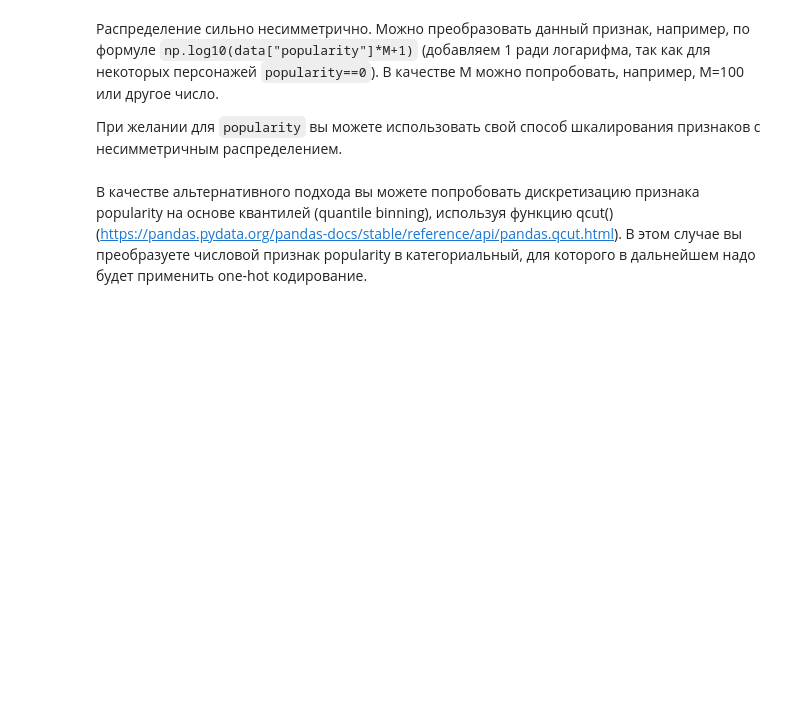
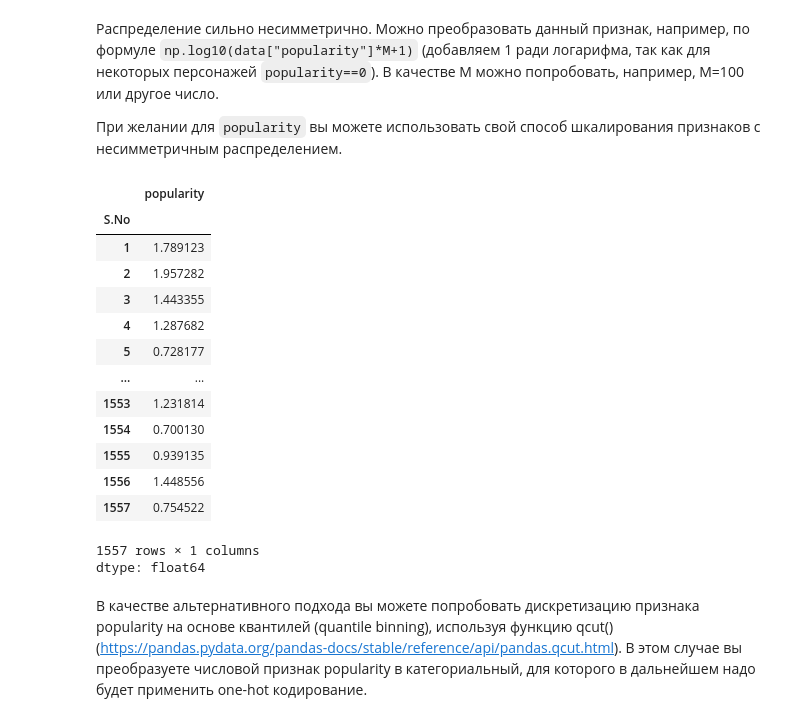
Before and after one commit to takry/MFTI_start, a Jupyter notebook: week_01_ml_intro/Homework/hw_1_game_of_thrones.ipynb, the cells around one changed output. Cells and saved outputs as stored; diff of their text form; code cells hidden in the pictures; blank space fills up the shorter version.

```diff
--- a/week_01_ml_intro/Homework/hw_1_game_of_thrones.ipynb
+++ b/week_01_ml_intro/Homework/hw_1_game_of_thrones.ipynb
@@ -200,6 +205,26 @@ dtype: int64
 Распределение сильно несимметрично. Можно преобразовать данный признак, например, по формуле `np.log10(data["popularity"]*M+1)` (добавляем 1 ради логарифма, так как для некоторых персонажей `popularity==0`). В качестве M можно попробовать, например, M=100 или другое число.
 
 При желании для `popularity` вы можете использовать свой способ шкалирования признаков с несимметричным распределением.
+# %%
+M = 100
+k = np.log10(data["popularity"]*M+1)
+data.hist(column='popularity', bins=50)
+# %% [output]
+|  | popularity |
+| S.No |  |
+| 1 | 1.789123 |
+| 2 | 1.957282 |
+| 3 | 1.443355 |
+| 4 | 1.287682 |
+| 5 | 0.728177 |
+| ... | ... |
+| 1553 | 1.231814 |
+| 1554 | 0.700130 |
+| 1555 | 0.939135 |
+| 1556 | 1.448556 |
+| 1557 | 0.754522 |
+1557 rows × 1 columns
+dtype: float64
 # %% [markdown]
 В качестве альтернативного подхода вы можете попробовать дискретизацию признака popularity на основе квантилей (quantile binning), используя функцию qcut() (https://pandas.pydata.org/pandas-docs/stable/reference/api/pandas.qcut.html). В этом случае вы преобразуете числовой признак popularity в категориальный, для которого в дальнейшем надо будет применить one-hot кодирование.
 # %% [markdown]
```
Also changed, not shown: parts of 4 cells of this notebook.
